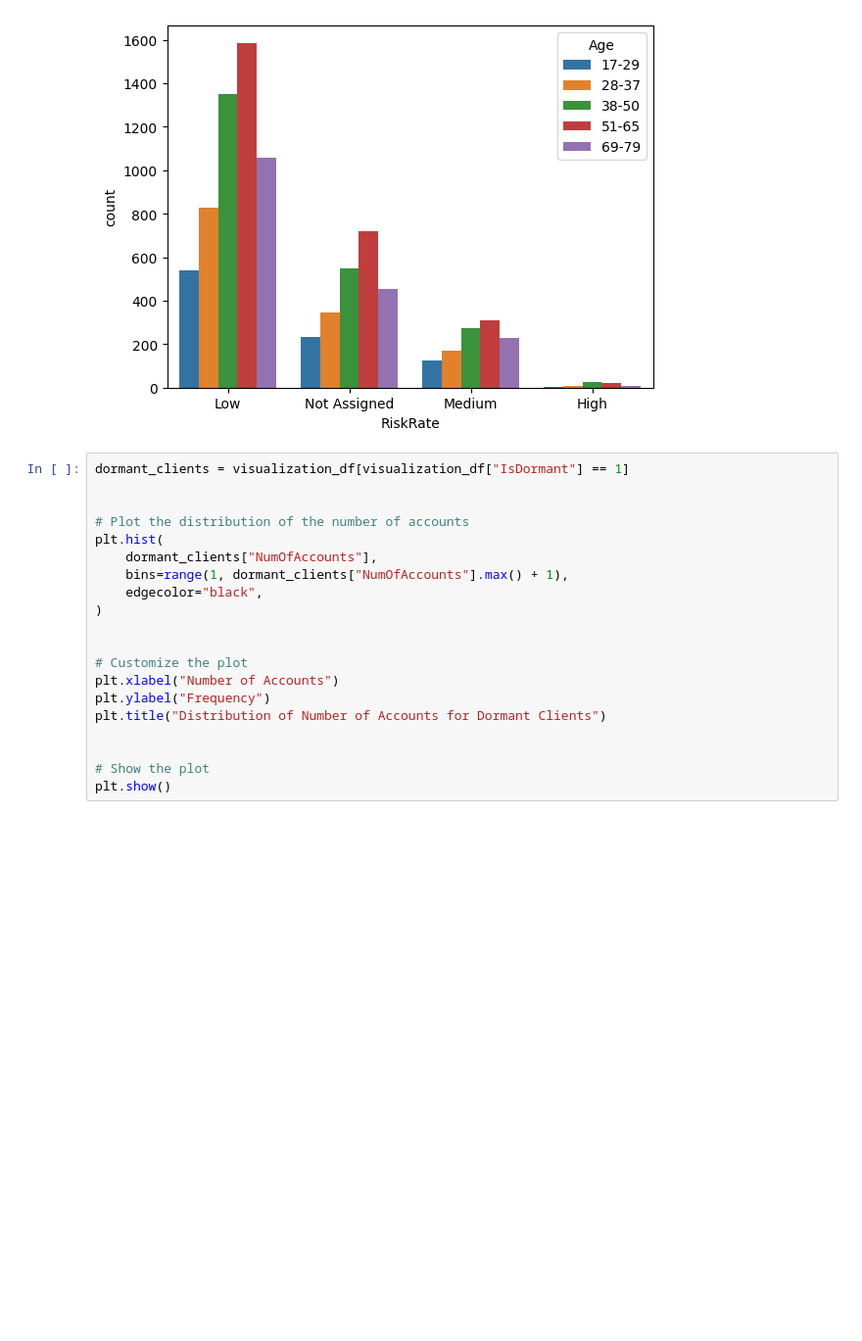
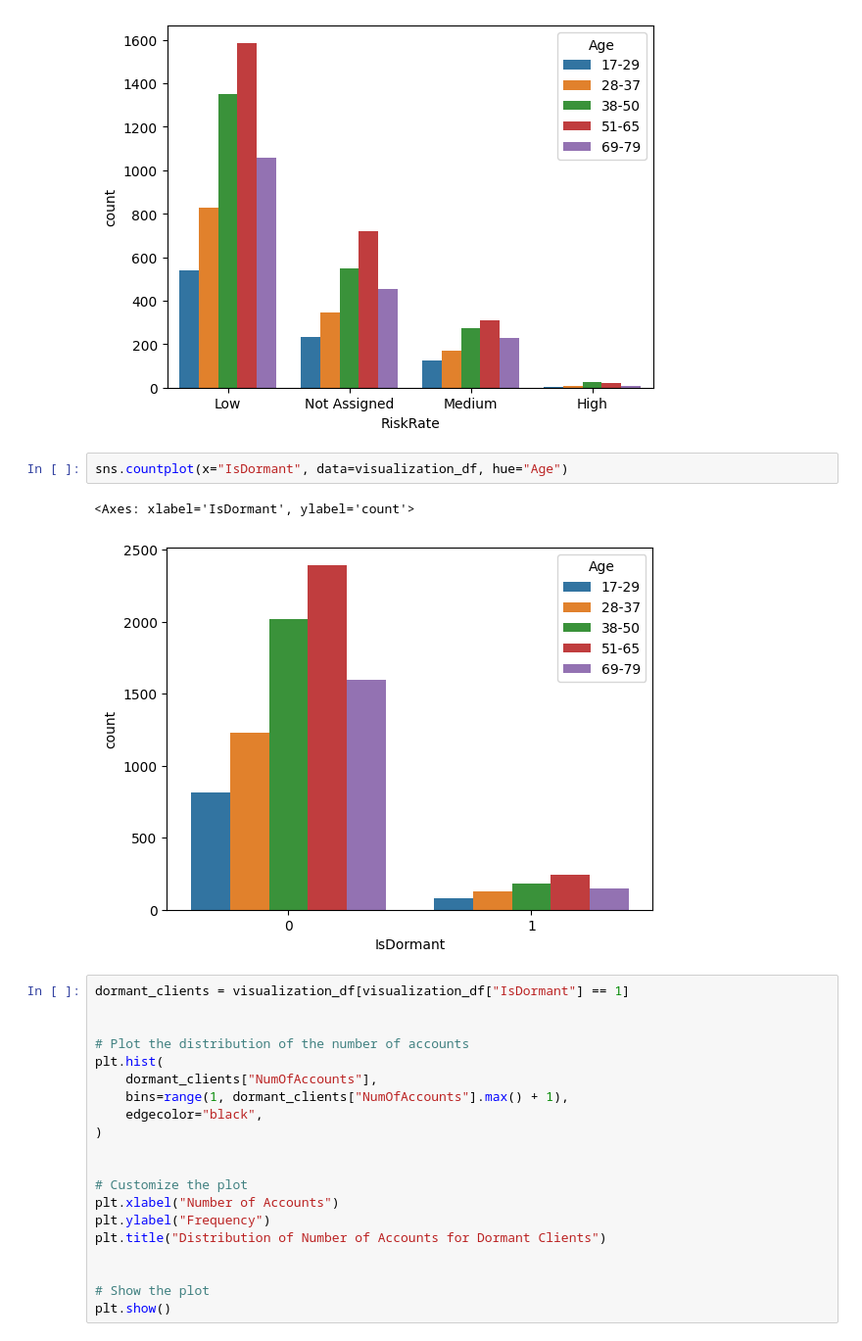
Before and after one commit to useframi1/SU-EFG, a Jupyter notebook: Scripts/data-visualization-script.ipynb, the cells around one changed output. Shown at 98% size. Cells and saved outputs as stored; diff of their text form; blank space fills up the shorter version.

```diff
--- a/Scripts/data-visualization-script.ipynb
+++ b/Scripts/data-visualization-script.ipynb
@@ -201,6 +201,11 @@ sns.countplot(x="RiskRate", data=visualization_df, hue="Age")
 # %% [output]
 <Axes: xlabel='RiskRate', ylabel='count'>
 [figure]
+# %%
+sns.countplot(x="IsDormant", data=visualization_df, hue="Age")
+# %% [output]
+<Axes: xlabel='IsDormant', ylabel='count'>
+[figure, added]
 # %%
 dormant_clients = visualization_df[visualization_df["IsDormant"] == 1]
 
```
Also changed, not shown: parts of 3 cells of this notebook, 4 other files.
